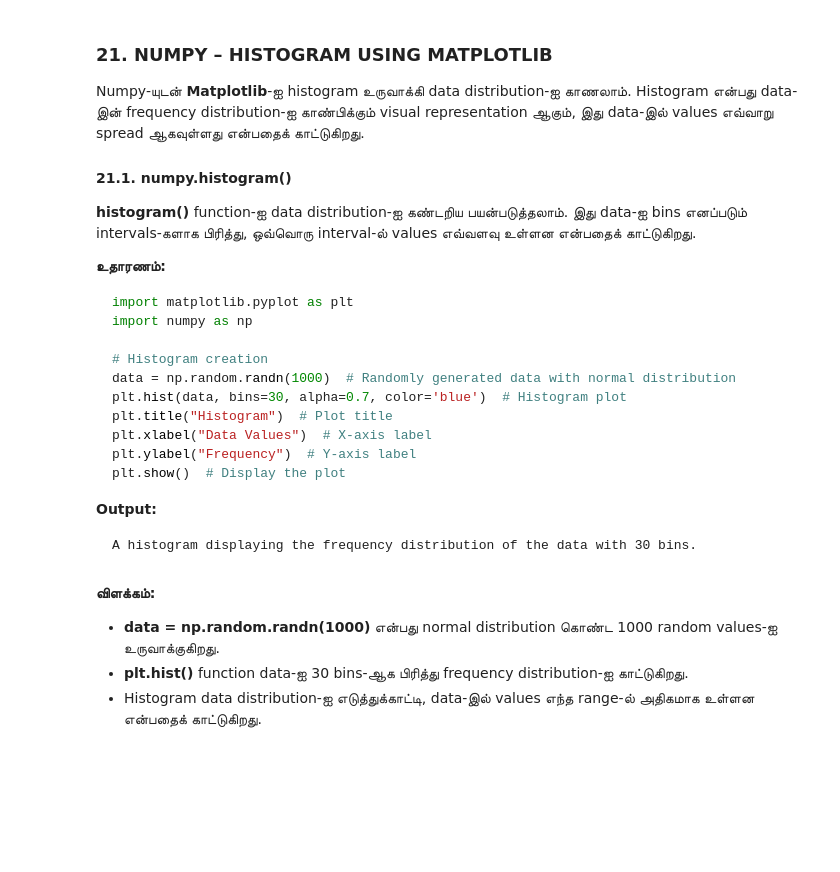
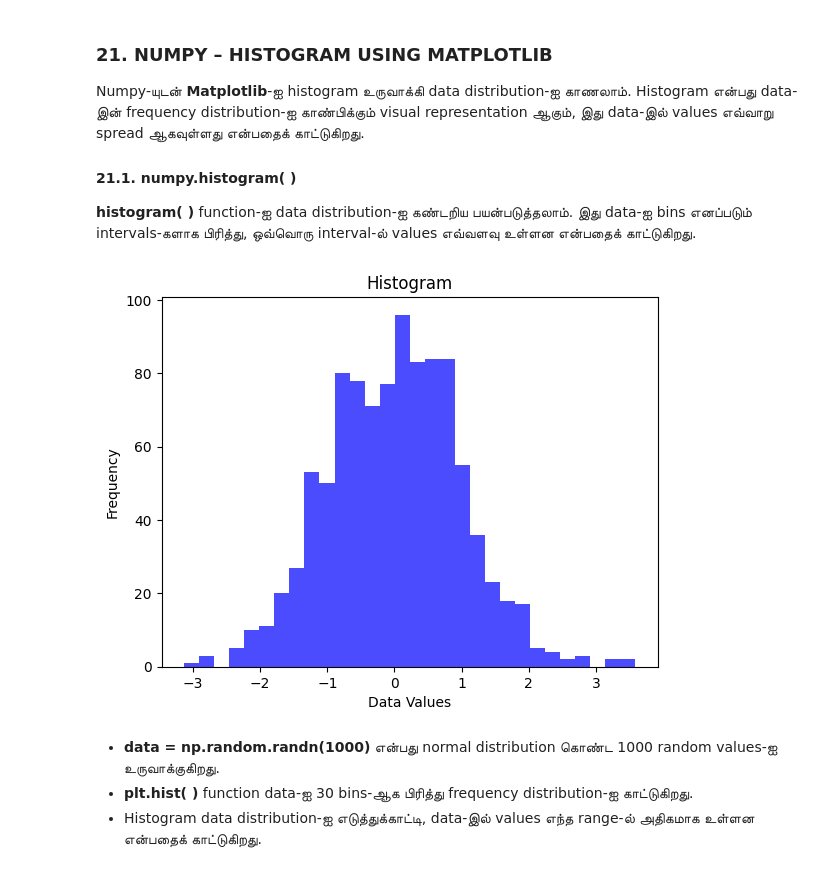
Before and after one commit to tamil-phy/NumPy_Book_Tamil, a Jupyter notebook: code/21_NUMPY – HISTOGRAM USING MATPLOTLIB.ipynb, the cells around one changed output. Saved outputs shown, nothing was run; the diff lists cells and outputs as text; code cells hidden in the pictures; blank space fills up the shorter version.

Commit message:
added chapter wise content and python notebook

````diff
--- a/code/21_NUMPY – HISTOGRAM USING MATPLOTLIB.ipynb
+++ b/code/21_NUMPY – HISTOGRAM USING MATPLOTLIB.ipynb
@@ -6,36 +6,28 @@ Numpy-யுடன் **Matplotlib**-ஐ histogram உருவாக்கி d
 visual representation ஆகும், இது data-இல் values எவ்வாறு spread ஆகவுள்ளது
 என்பதைக் காட்டுகிறது.
 
-#### 21.1. numpy.histogram()
+#### 21.1. numpy.histogram( )
 
-**histogram()** function-ஐ data distribution-ஐ கண்டறிய பயன்படுத்தலாம். இது
+**histogram( )** function-ஐ data distribution-ஐ கண்டறிய பயன்படுத்தலாம். இது
 data-ஐ bins எனப்படும் intervals-களாக பிரித்து, ஒவ்வொரு interval-ல் values
 எவ்வளவு உள்ளன என்பதைக் காட்டுகிறது.
-
-**உதாரணம்:**
-
-``` python
-import matplotlib.pyplot as plt
-import numpy as np
-
-# Histogram creation
-data = np.random.randn(1000)  # Randomly generated data with normal distribution
-plt.hist(data, bins=30, alpha=0.7, color='blue')  # Histogram plot
-plt.title("Histogram")  # Plot title
-plt.xlabel("Data Values")  # X-axis label
-plt.ylabel("Frequency")  # Y-axis label
-plt.show()  # Display the plot
-```
-
-**Output:**
-
-    A histogram displaying the frequency distribution of the data with 30 bins.
-
-#### விளக்கம்:
-
--   **data = np.random.randn(1000)** என்பது normal distribution கொண்ட 1000
-    random values-ஐ உருவாக்குகிறது.
--   **plt.hist()** function data-ஐ 30 bins-ஆக பிரித்து frequency
-    distribution-ஐ காட்டுகிறது.
--   Histogram data distribution-ஐ எடுத்துக்காட்டி, data-இல் values எந்த
-    range-ல் அதிகமாக உள்ளன என்பதைக் காட்டுகிறது.
+# %%
+
+import matplotlib.pyplot as plt
+import numpy as np
+data = np.random.randn(1000)
+plt.hist(data, bins=30, alpha=0.7, color='blue')
+plt.title("Histogram")
+plt.xlabel("Data Values")
+plt.ylabel("Frequency")
+plt.show()
+# %% [output]
+[figure, added]
+# %% [markdown]
+
+-   **data = np.random.randn(1000)** என்பது normal distribution கொண்ட 1000
+    random values-ஐ உருவாக்குகிறது.
+-   **plt.hist( )** function data-ஐ 30 bins-ஆக பிரித்து frequency
+    distribution-ஐ காட்டுகிறது.
+-   Histogram data distribution-ஐ எடுத்துக்காட்டி, data-இல் values எந்த
+    range-ல் அதிகமாக உள்ளன என்பதைக் காட்டுகிறது.
````
Also changed, not shown: 45 other files.
